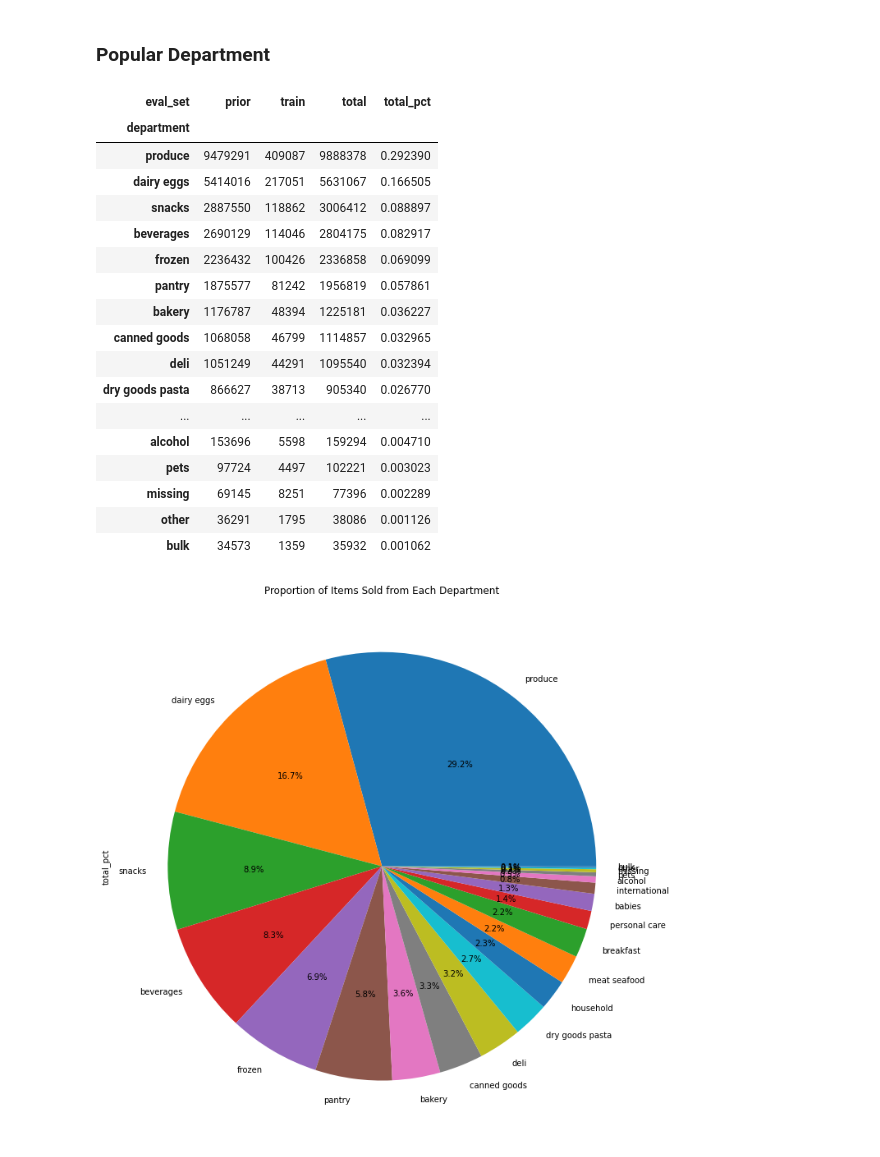
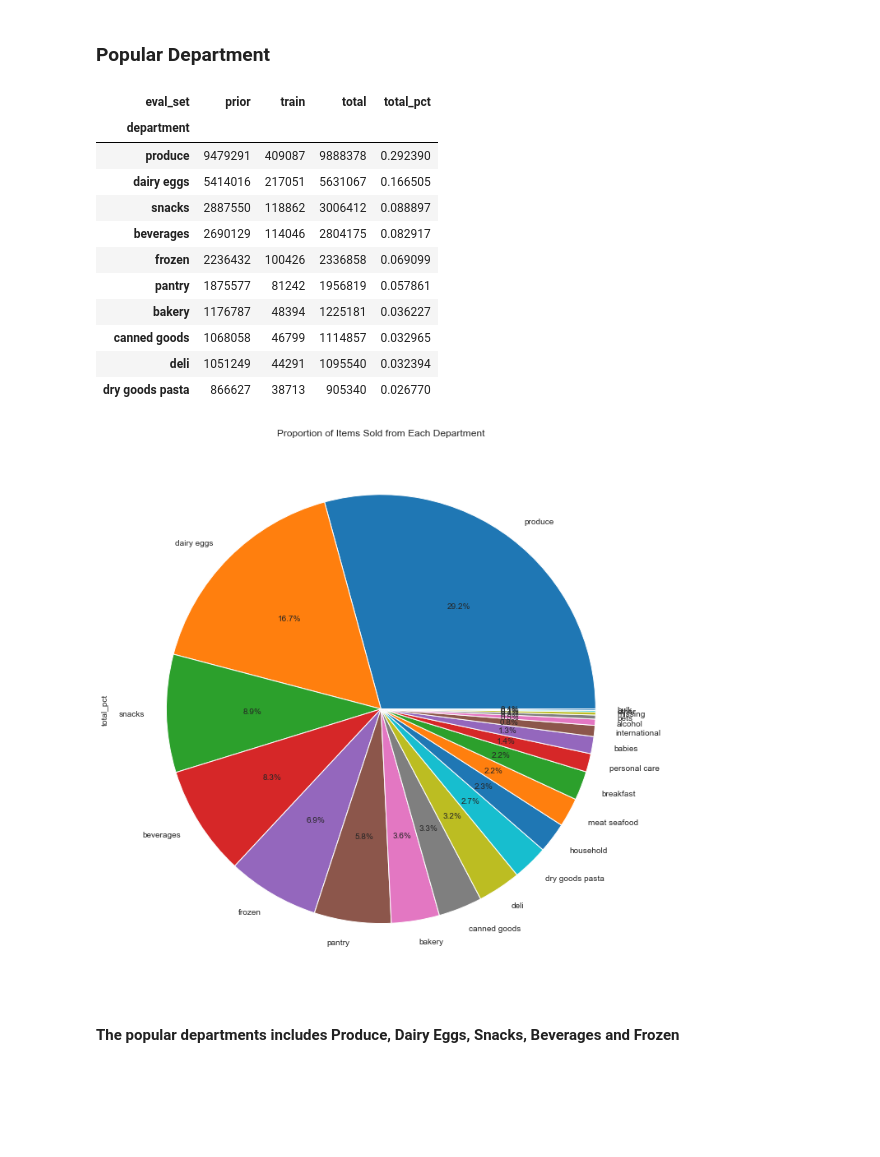
Before and after one commit to annmaryksebastian/255-Project, a Jupyter notebook: Code/DataAnalysis.ipynb, the cells around one changed output. Saved outputs shown, nothing was run; the diff lists cells and outputs as text; code cells hidden in the pictures; blank space fills up the shorter version.

```diff
--- a/Code/DataAnalysis.ipynb
+++ b/Code/DataAnalysis.ipynb
@@ -8,7 +8,7 @@ import matplotlib.pyplot as plt
 import warnings
 warnings.filterwarnings("ignore", category=FutureWarning)
 # %%
-file_path = "/Users/annmarysebastian/Desktop/Dataset/"
+file_path = "/Users/annmarysebastian/Desktop/Project Reference/Dataset/"
 # %%
 df_aisles = pd.read_csv(file_path + 'aisles.csv')
 df_departments = pd.read_csv(file_path + 'departments.csv')
@@ -291,30 +297,26 @@ plt.show()
 # %%
 cnt_departments = pd.crosstab(d.department, d.eval_set)
 cnt_departments['total'] = cnt_departments.prior + cnt_departments.train
 cnt_departments['total_pct'] = cnt_departments.total / cnt_departments.total.sum()
-cnt_departments.sort_values(by='total', ascending=False)
+cnt_departments.sort_values(by='total', ascending=False).head(10)
 # %% [output]
 | eval_set | prior | train | total | total_pct |
 | department |  |  |  |  |
 | produce | 9479291 | 409087 | 9888378 | 0.292390 |
 | dairy eggs | 5414016 | 217051 | 5631067 | 0.166505 |
 | snacks | 2887550 | 118862 | 3006412 | 0.088897 |
 | beverages | 2690129 | 114046 | 2804175 | 0.082917 |
 | frozen | 2236432 | 100426 | 2336858 | 0.069099 |
 | pantry | 1875577 | 81242 | 1956819 | 0.057861 |
 | bakery | 1176787 | 48394 | 1225181 | 0.036227 |
 | canned goods | 1068058 | 46799 | 1114857 | 0.032965 |
 | deli | 1051249 | 44291 | 1095540 | 0.032394 |
 | dry goods pasta | 866627 | 38713 | 905340 | 0.026770 |
-| ... | ... | ... | ... | ... |
-| alcohol | 153696 | 5598 | 159294 | 0.004710 |
-| pets | 97724 | 4497 | 102221 | 0.003023 |
-| missing | 69145 | 8251 | 77396 | 0.002289 |
-| other | 36291 | 1795 | 38086 | 0.001126 |
-| bulk | 34573 | 1359 | 35932 | 0.001062 |
 # %%
 cnt_departments.sort_values(by='total', ascending=False).total_pct.plot(kind='pie', autopct='%1.1f%%', figsize=(12,12))
 plt.title('Proportion of Items Sold from Each Department')
 plt.show()
 # %% [output]
-[figure, old version]
+[figure, new version]
+# %% [markdown]
+#### The popular departments includes Produce, Dairy Eggs, Snacks, Beverages and Frozen
```
Also changed, not shown: parts of 30 cells of this notebook, 1 other file.
